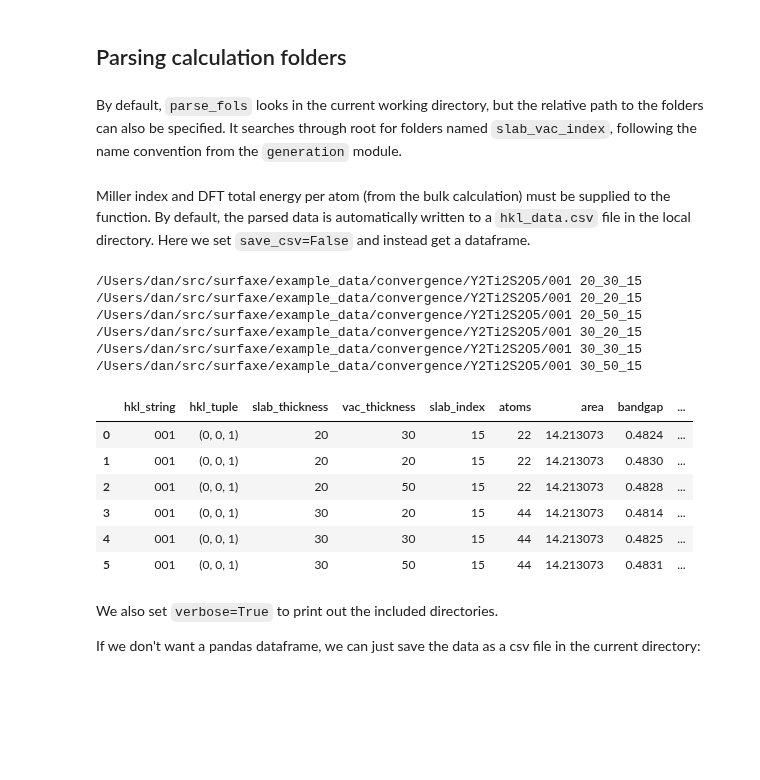
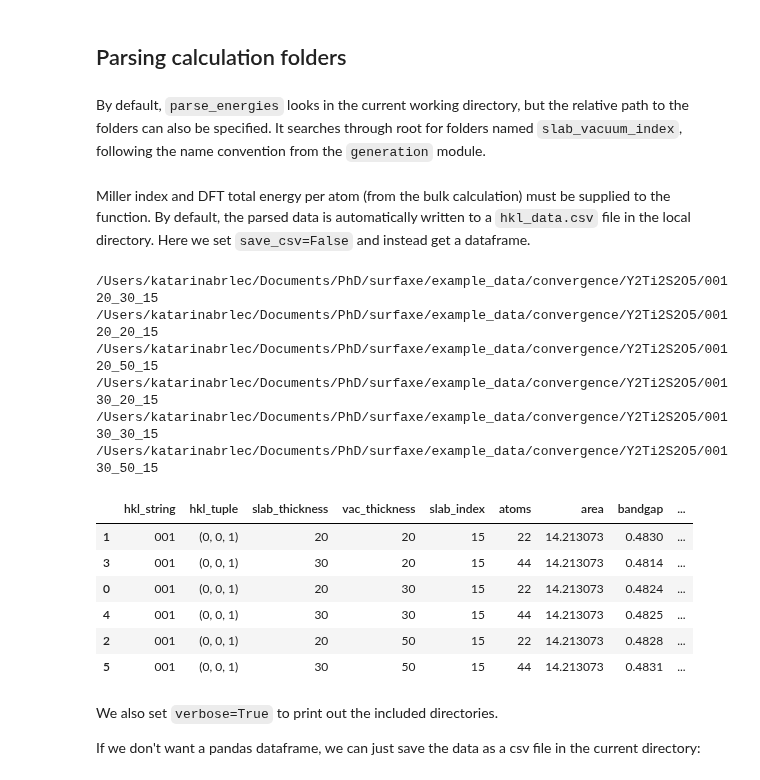
Before and after one commit to SMTG-Bham/surfaxe, a Jupyter notebook: tutorials/convergence/convergence_tutorial.ipynb, the cells around one changed output. Cells and saved outputs as stored; diff of their text form; code cells hidden in the pictures; blank space fills up the shorter version.

```diff
--- a/tutorials/convergence/convergence_tutorial.ipynb
+++ b/tutorials/convergence/convergence_tutorial.ipynb
@@ -39,31 +42,30 @@ warnings.filterwarnings("ignore", message="numpy.ufunc size changed")
 # %% [markdown]
 ## Parsing calculation folders
 # %% [markdown]
-By default, `parse_fols` looks in the current working directory, but the relative path to the folders can also be specified. It searches through root for folders named `slab_vac_index`, following the name convention from the `generation` module.
+By default, `parse_energies` looks in the current working directory, but the relative path to the folders can also be specified. It searches through root for folders named `slab_vacuum_index`, following the name convention from the `generation` module.
 # %%
 # Set path to example data
 path_to_conv_data = Path.cwd().parents[1].joinpath('example_data/convergence/Y2Ti2S2O5')
 # %% [markdown]
 Miller index and DFT total energy per atom (from the bulk calculation) must be supplied to the function. By default, the parsed data is automatically written to a `hkl_data.csv` file in the local directory. Here we set `save_csv=False` and instead get a dataframe.
 # %%
-parse_fols(hkl=(0,0,1),
-           bulk_per_atom=-8.83099767,
-           path_to_fols=str(path_to_conv_data),
-           plt_enatom=False,
-           plt_surfen=False, verbose=True, save_csv=False)
+parse_energies(hkl=(0,0,1),
+               bulk_per_atom=-8.83099767,
+               path_to_fols='{}/001'.format(str(path_to_conv_data)),
+               plt_surfen=False, verbose=True, save_csv=False)
 # %% [output]
-/Users/dan/src/surfaxe/example_data/convergence/Y2Ti2S2O5/001 20_30_15
-/Users/dan/src/surfaxe/example_data/convergence/Y2Ti2S2O5/001 20_20_15
-/Users/dan/src/surfaxe/example_data/convergence/Y2Ti2S2O5/001 20_50_15
-/Users/dan/src/surfaxe/example_data/convergence/Y2Ti2S2O5/001 30_20_15
-/Users/dan/src/surfaxe/example_data/convergence/Y2Ti2S2O5/001 30_30_15
-/Users/dan/src/surfaxe/example_data/convergence/Y2Ti2S2O5/001 30_50_15
+/Users/katarinabrlec/Documents/PhD/surfaxe/example_data/convergence/Y2Ti2S2O5/001 20_30_15
+/Users/katarinabrlec/Documents/PhD/surfaxe/example_data/convergence/Y2Ti2S2O5/001 20_20_15
+/Users/katarinabrlec/Documents/PhD/surfaxe/example_data/convergence/Y2Ti2S2O5/001 20_50_15
+/Users/katarinabrlec/Documents/PhD/surfaxe/example_data/convergence/Y2Ti2S2O5/001 30_20_15
+/Users/katarinabrlec/Documents/PhD/surfaxe/example_data/convergence/Y2Ti2S2O5/001 30_30_15
+/Users/katarinabrlec/Documents/PhD/surfaxe/example_data/convergence/Y2Ti2S2O5/001 30_50_15
 |  | hkl_string | hkl_tuple | slab_thickness | vac_thickness | slab_index | atoms | area | bandgap | ... |
+| 1 | 001 | (0, 0, 1) | 20 | 20 | 15 | 22 | 14.213073 | 0.4830 | ... |
+| 3 | 001 | (0, 0, 1) | 30 | 20 | 15 | 44 | 14.213073 | 0.4814 | ... |
 | 0 | 001 | (0, 0, 1) | 20 | 30 | 15 | 22 | 14.213073 | 0.4824 | ... |
-| 1 | 001 | (0, 0, 1) | 20 | 20 | 15 | 22 | 14.213073 | 0.4830 | ... |
+| 4 | 001 | (0, 0, 1) | 30 | 30 | 15 | 44 | 14.213073 | 0.4825 | ... |
 | 2 | 001 | (0, 0, 1) | 20 | 50 | 15 | 22 | 14.213073 | 0.4828 | ... |
-| 3 | 001 | (0, 0, 1) | 30 | 20 | 15 | 44 | 14.213073 | 0.4814 | ... |
-| 4 | 001 | (0, 0, 1) | 30 | 30 | 15 | 44 | 14.213073 | 0.4825 | ... |
 | 5 | 001 | (0, 0, 1) | 30 | 50 | 15 | 44 | 14.213073 | 0.4831 | ... |
 # %% [markdown]
 We also set `verbose=True` to print out the included directories.
```
Also changed, not shown: parts of 11 cells of this notebook, 6 other files.
